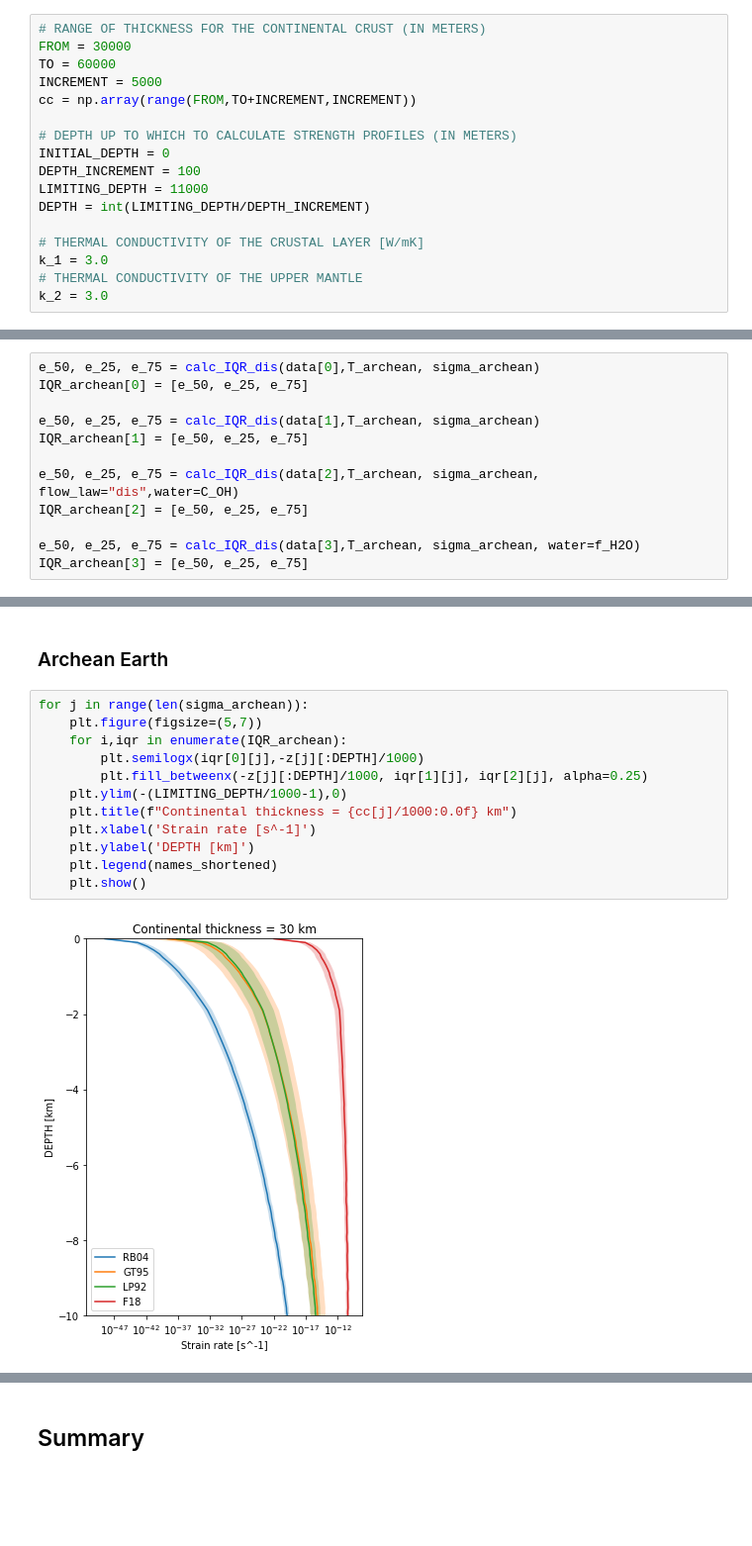
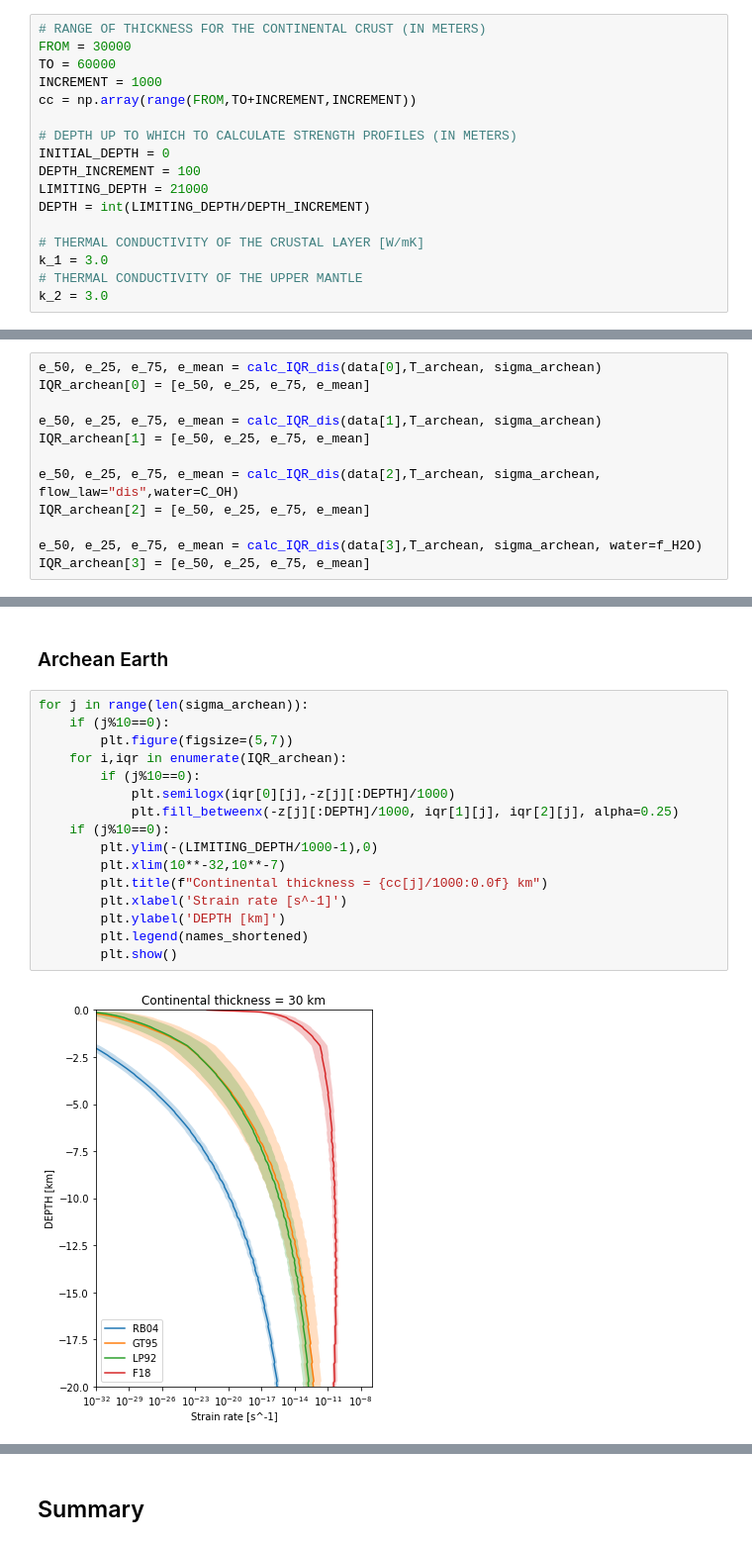
Before and after one commit to vvmai/lab_kore, a Jupyter notebook: model_strain_rate.ipynb, the cells around one changed output, grey strips where cells are left out. Shown at 99% size. Cells and saved outputs as stored; diff of their text form; blank space fills up the shorter version.

```diff
--- a/model_strain_rate.ipynb
+++ b/model_strain_rate.ipynb
@@ -22,13 +27,13 @@ Modify these to see different results.
 # RANGE OF THICKNESS FOR THE CONTINENTAL CRUST (IN METERS)
 FROM = 30000
 TO = 60000
-INCREMENT = 5000
+INCREMENT = 1000
 cc = np.array(range(FROM,TO+INCREMENT,INCREMENT))
 
 # DEPTH UP TO WHICH TO CALCULATE STRENGTH PROFILES (IN METERS)
 INITIAL_DEPTH = 0
 DEPTH_INCREMENT = 100
-LIMITING_DEPTH = 11000
+LIMITING_DEPTH = 21000
 DEPTH = int(LIMITING_DEPTH/DEPTH_INCREMENT)
 
 # THERMAL CONDUCTIVITY OF THE CRUSTAL LAYER [W/mK]
@@ -759,15 +765,15 @@ IQR[3] = [e_50, e_25, e_75]
 # %%
-e_50, e_25, e_75 = calc_IQR_dis(data[0],T_archean, sigma_archean)
-IQR_archean[0] = [e_50, e_25, e_75]
+e_50, e_25, e_75, e_mean = calc_IQR_dis(data[0],T_archean, sigma_archean)
+IQR_archean[0] = [e_50, e_25, e_75, e_mean]
 
-e_50, e_25, e_75 = calc_IQR_dis(data[1],T_archean, sigma_archean)
-IQR_archean[1] = [e_50, e_25, e_75]
+e_50, e_25, e_75, e_mean = calc_IQR_dis(data[1],T_archean, sigma_archean)
+IQR_archean[1] = [e_50, e_25, e_75, e_mean]
 
-e_50, e_25, e_75 = calc_IQR_dis(data[2],T_archean, sigma_archean, flow_law="dis",water=C_OH)
-IQR_archean[2] = [e_50, e_25, e_75]
+e_50, e_25, e_75, e_mean = calc_IQR_dis(data[2],T_archean, sigma_archean, flow_law="dis",water=C_OH)
+IQR_archean[2] = [e_50, e_25, e_75, e_mean]
 
-e_50, e_25, e_75 = calc_IQR_dis(data[3],T_archean, sigma_archean, water=f_H2O)
-IQR_archean[3] = [e_50, e_25, e_75]
+e_50, e_25, e_75, e_mean = calc_IQR_dis(data[3],T_archean, sigma_archean, water=f_H2O)
+IQR_archean[3] = [e_50, e_25, e_75, e_mean]
 # %% [markdown]
 ## Modeling crustal strength
 Here we assume that deformation in the upper crust occurs primarily through dislocation motion, the general form for which is defined as:
@@ -801,15 +814,19 @@ for j in range(len(sigma)):
 ### Archean Earth
 # %%
 for j in range(len(sigma_archean)):
-    plt.figure(figsize=(5,7))
+    if (j%10==0):
+        plt.figure(figsize=(5,7))
     for i,iqr in enumerate(IQR_archean):
-        plt.semilogx(iqr[0][j],-z[j][:DEPTH]/1000)
-        plt.fill_betweenx(-z[j][:DEPTH]/1000, iqr[1][j], iqr[2][j], alpha=0.25)
-    plt.ylim(-(LIMITING_DEPTH/1000-1),0)
-    plt.title(f"Continental thickness = {cc[j]/1000:0.0f} km")
-    plt.xlabel('Strain rate [s^-1]')
-    plt.ylabel('DEPTH [km]')
-    plt.legend(names_shortened)
-    plt.show()
+        if (j%10==0):
+            plt.semilogx(iqr[0][j],-z[j][:DEPTH]/1000)
+            plt.fill_betweenx(-z[j][:DEPTH]/1000, iqr[1][j], iqr[2][j], alpha=0.25)
+    if (j%10==0):
+        plt.ylim(-(LIMITING_DEPTH/1000-1),0)
+        plt.xlim(10**-32,10**-7)
+        plt.title(f"Continental thickness = {cc[j]/1000:0.0f} km")
+        plt.xlabel('Strain rate [s^-1]')
+        plt.ylabel('DEPTH [km]')
+        plt.legend(names_shortened)
+        plt.show()
 # %% [output]
-[figure, old version]
+[figure, new version]
```
Also changed, not shown: parts of 24 cells of this notebook.
